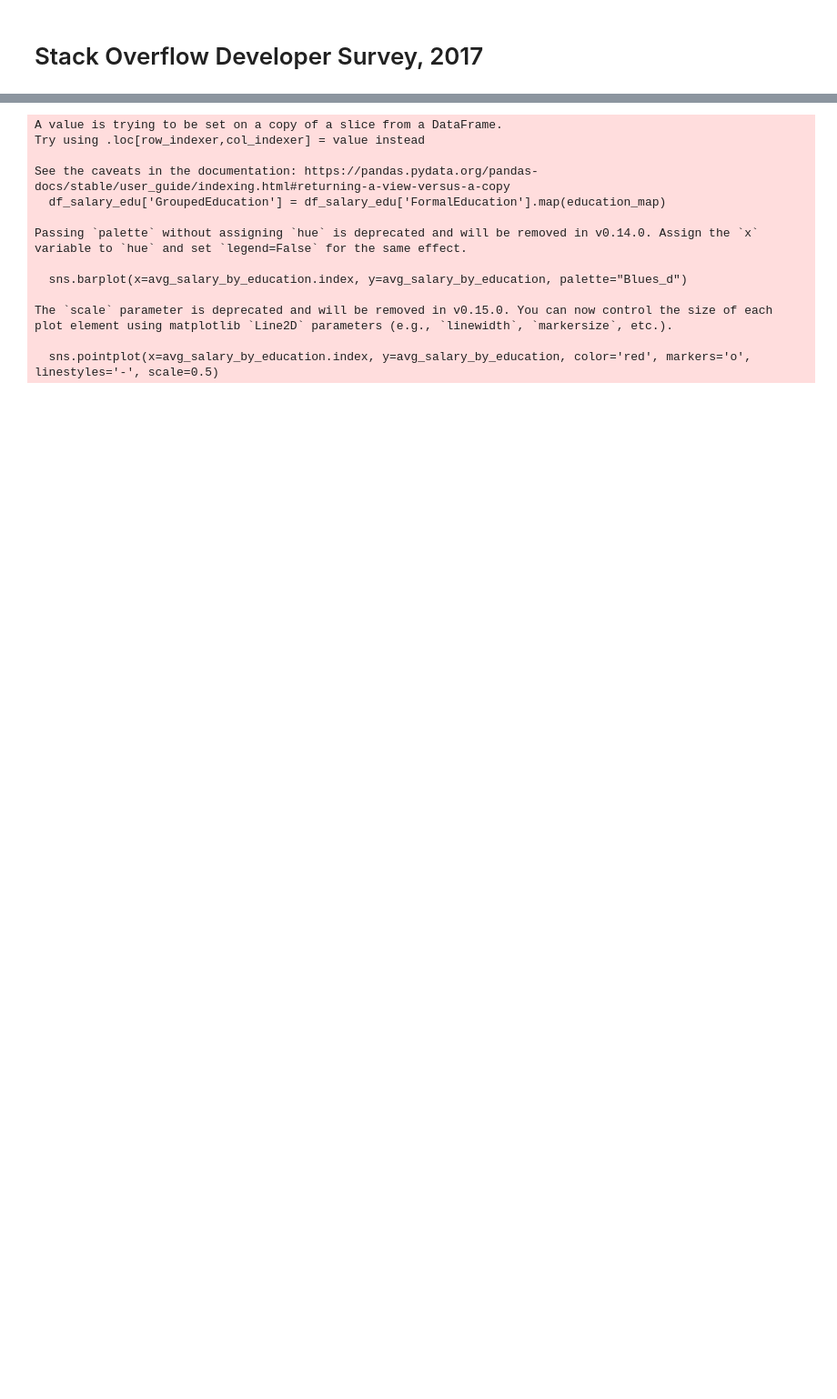
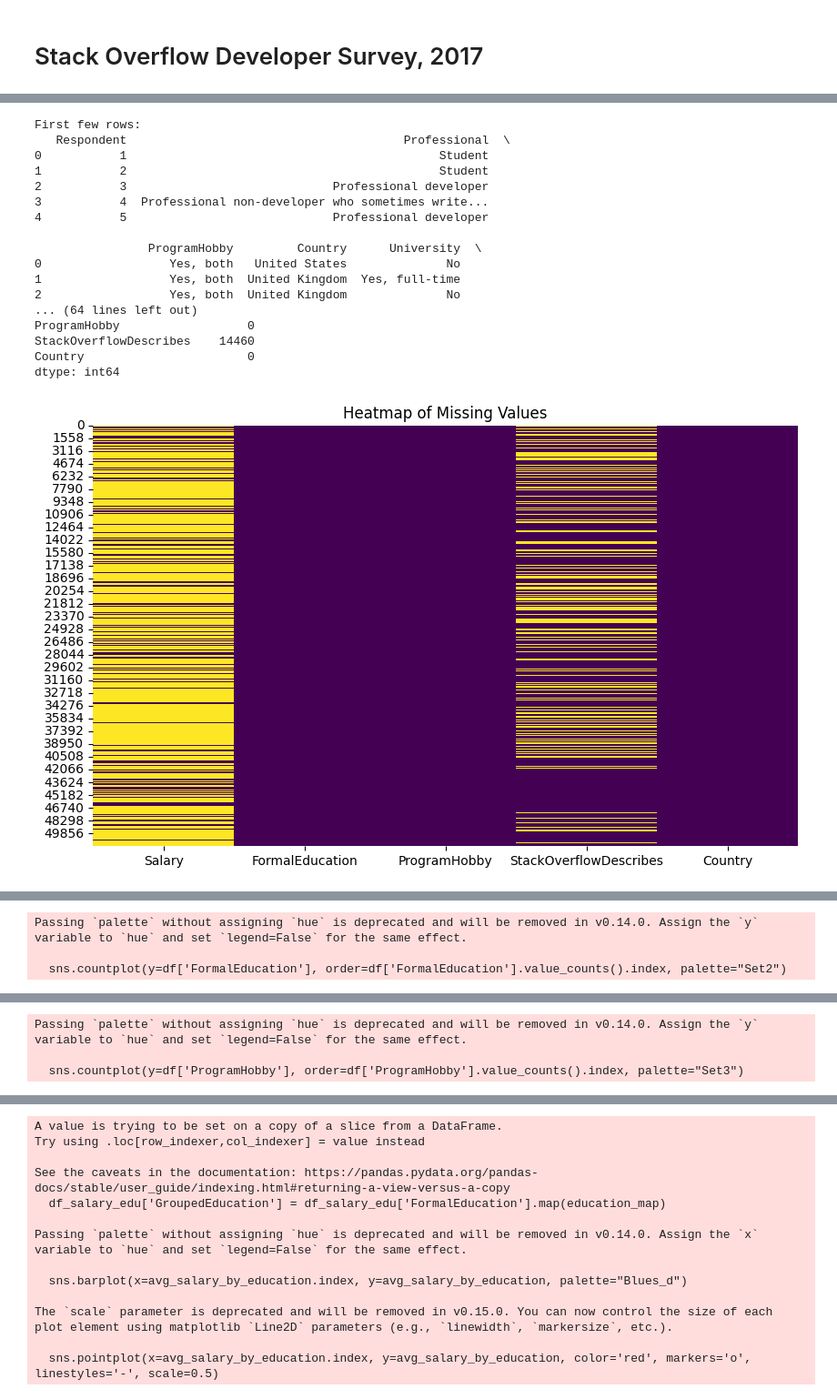
Before and after one commit to piearisara/stackoverflow, a Jupyter notebook: StackOverflow.ipynb, the cells around one changed output, grey strips where cells are left out. Shown: that part at 91% size. Drawn from its saved outputs; the diff is of its cells as text; code cells hidden in the pictures; blank space fills up the shorter version.

```diff
--- a/StackOverflow.ipynb
+++ b/StackOverflow.ipynb
@@ -2,0 +19,73 @@
+# %%
+import pandas as pd
+import matplotlib.pyplot as plt
+import seaborn as sns
+
+# Load the dataset
+df = pd.read_csv('./survey_results_public.csv')
+
+# Check the first few rows to understand the data structure
+print("\nFirst few rows:")
+print(df.head())
+
+# Check for missing values in the columns relevant to our analysis
+print("\nMissing values count:")
+print(df[['Salary', 'FormalEducation', 'ProgramHobby', 'StackOverflowDescribes', 'Country']].isnull().sum())
+
+# Visualize missing values using a heatmap
+plt.figure(figsize=(10, 6))
+sns.heatmap(df[['Salary', 'FormalEducation', 'ProgramHobby', 'StackOverflowDescribes', 'Country']].isnull(), cbar=False, cmap="viridis")
+plt.title('Heatmap of Missing Values')
+plt.show()
+
+# Visualizing distribution of key variables:
+## Distribution of Salary
+plt.figure(figsize=(10, 6))
+sns.histplot(df['Salary'].dropna(), kde=True, bins=30, color='blue')
+plt.title('Salary Distribution')
+plt.xlabel('Salary')
+plt.ylabel('Frequency')
+plt.show()
+
+## Distribution of Formal Education
+plt.figure(figsize=(10, 6))
+sns.countplot(y=df['FormalEducation'], order=df['FormalEducation'].value_counts().index, palette="Set2")
+plt.title('Distribution of Formal Education Levels')
+plt.xlabel('Count')
+plt.ylabel('Formal Education')
+plt.show()
+
+## Program Hobby Distribution
+plt.figure(figsize=(10, 6))
+sns.countplot(y=df['ProgramHobby'], order=df['ProgramHobby'].value_counts().index, palette="Set3")
+plt.title('Program Hobby Distribution')
+plt.xlabel('Count')
+plt.ylabel('Program Hobby')
+plt.show()
+
+## StackOverflow User Status Distribution
+plt.figure(figsize=(10, 6))
+sns.countplot(y=df['StackOverflowDescribes'], order=df['StackOverflowDescribes'].value_counts().index, palette="Set1")
+plt.title('StackOverflow User Account Status Distribution')
+plt.xlabel('Count')
+plt.ylabel('StackOverflow User Account Status')
+plt.show()
+# %% [output]
+First few rows:
+   Respondent                                       Professional  \
+0           1                                            Student
+1           2                                            Student
+2           3                             Professional developer
+3           4  Professional non-developer who sometimes write...
+4           5                             Professional developer
+
+                ProgramHobby         Country      University  \
+0                  Yes, both   United States              No
+1                  Yes, both  United Kingdom  Yes, full-time
+2                  Yes, both  United Kingdom              No
+... (64 lines left out)
+ProgramHobby                  0
+StackOverflowDescribes    14460
+Country                       0
+dtype: int64
+[figure, added]
@@ -2,0 +93,3 @@
+Passing `palette` without assigning `hue` is deprecated and will be removed in v0.14.0. Assign the `y` variable to `hue` and set `legend=False` for the same effect.
+
+  sns.countplot(y=df['FormalEducation'], order=df['FormalEducation'].value_counts().index, palette="Set2")
@@ -2,0 +97,3 @@
+Passing `palette` without assigning `hue` is deprecated and will be removed in v0.14.0. Assign the `y` variable to `hue` and set `legend=False` for the same effect.
+
+  sns.countplot(y=df['ProgramHobby'], order=df['ProgramHobby'].value_counts().index, palette="Set3")
```
Also changed, not shown: parts of 11 cells of this notebook.
